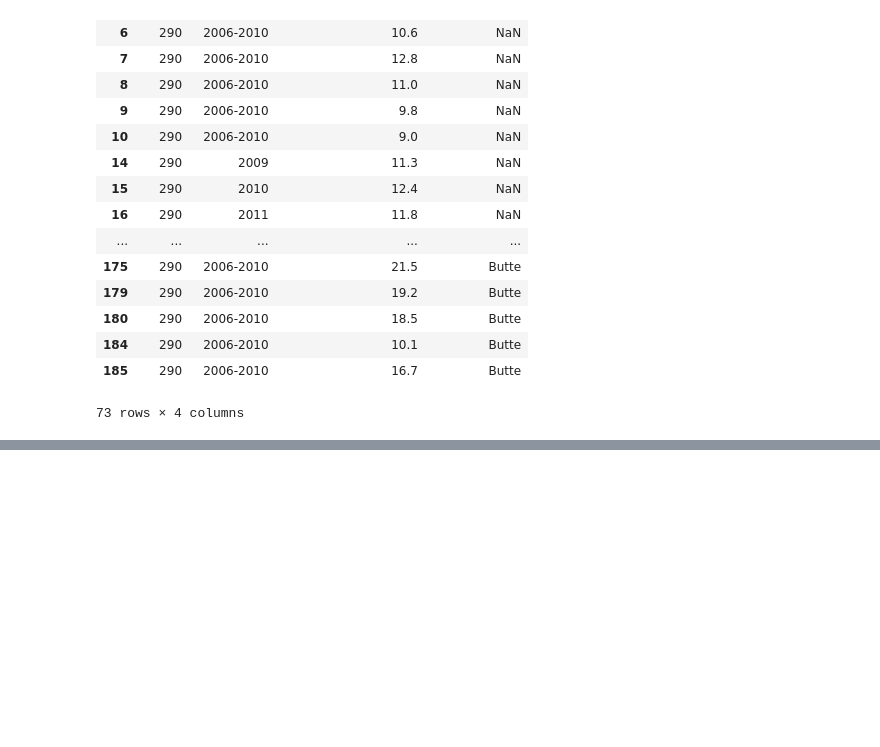
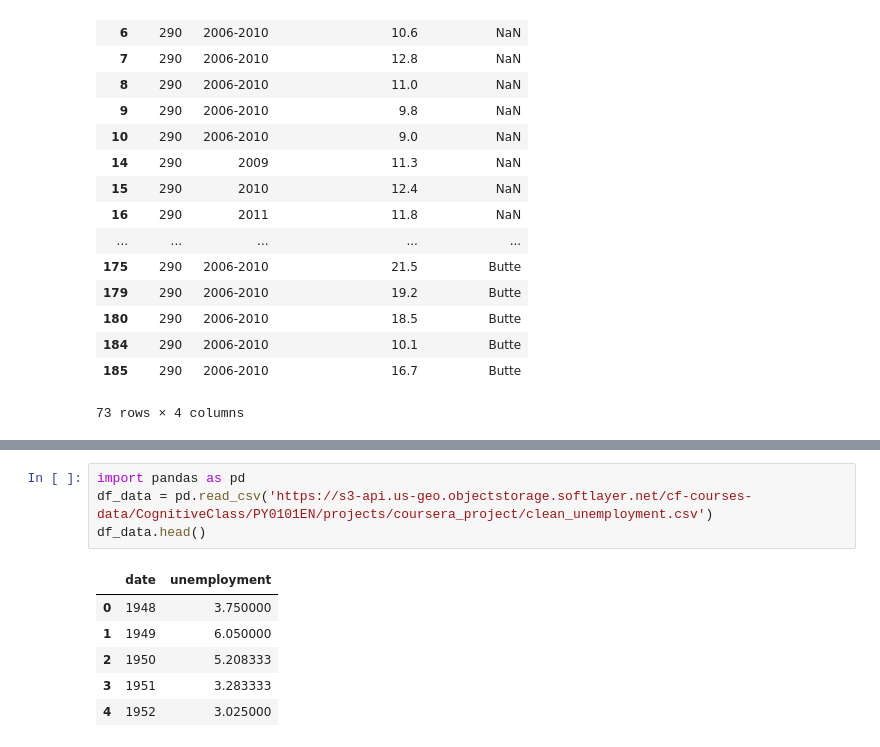
Before and after one commit to phaninukala/testrepo, a Jupyter notebook: python note 21.ipynb, the cells around one changed output, grey strips where cells are left out. Saved outputs shown, nothing was run; the diff lists cells and outputs as text; blank space fills up the shorter version.

```diff
--- a/python note 21.ipynb
+++ b/python note 21.ipynb
@@ -83,0 +122,11 @@ df_data_3[['ind_id','reportyear','unemployment_rate','county_name']]
+# %%
+import pandas as pd
+df_data = pd.read_csv('https://s3-api.us-geo.objectstorage.softlayer.net/cf-courses-data/CognitiveClass/PY0101EN/projects/coursera_project/clean_unemployment.csv')
+df_data.head()
+# %% [output]
+|  | date | unemployment |
+| 0 | 1948 | 3.750000 |
+| 1 | 1949 | 6.050000 |
+| 2 | 1950 | 5.208333 |
+| 3 | 1951 | 3.283333 |
+| 4 | 1952 | 3.025000 |
```
Also changed, not shown: parts of 6 cells of this notebook.
